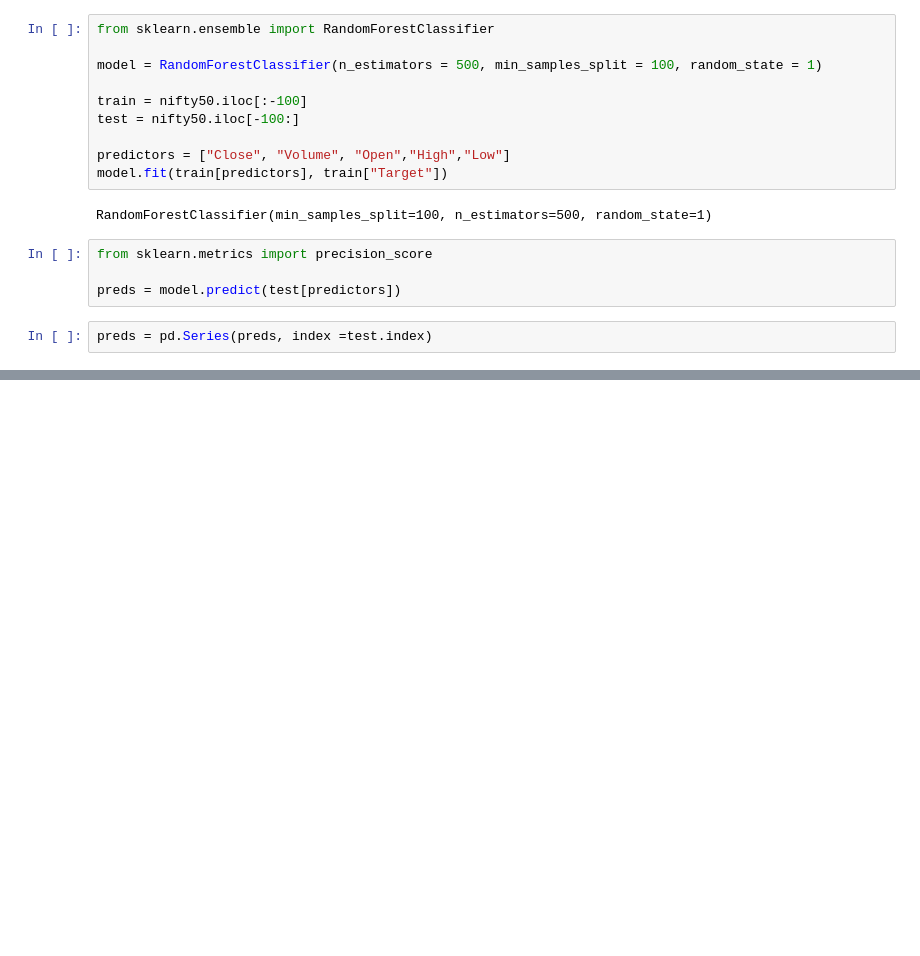
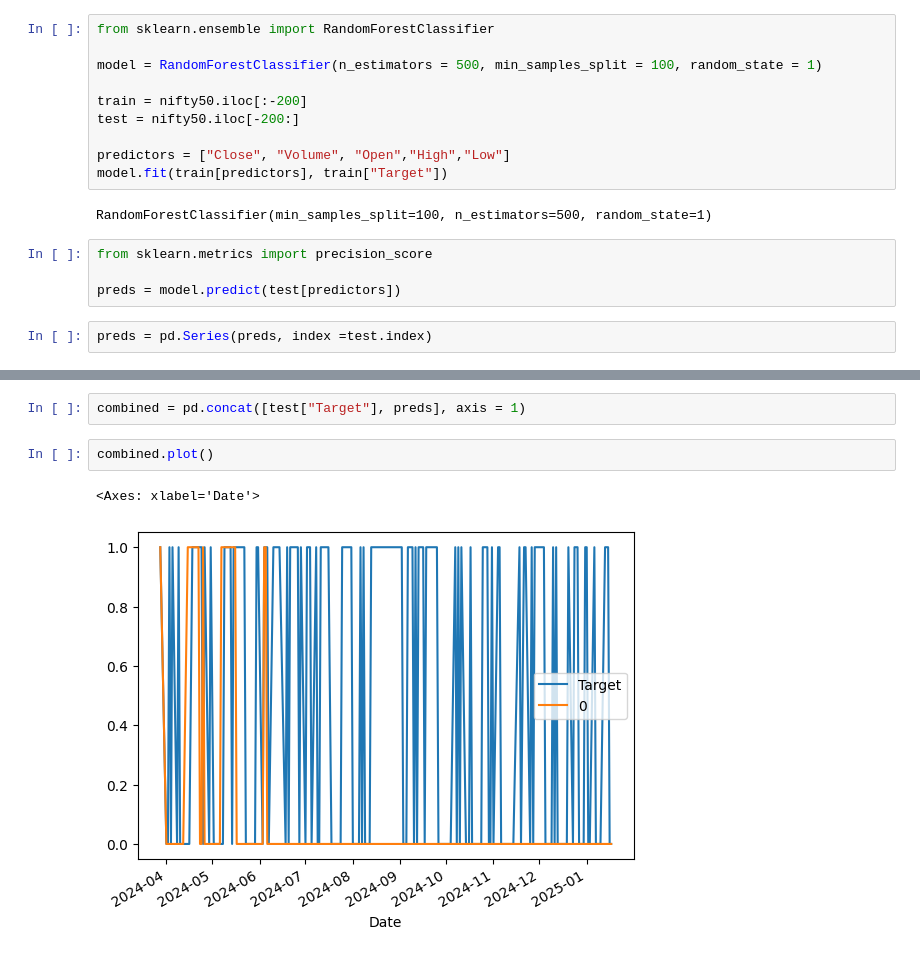
Before and after one commit to abhishektuteja01/Nifty50predmodel1, a Jupyter notebook: Main.ipynb, the cells around one changed output, grey strips where cells are left out. Saved outputs shown, nothing was run; the diff lists cells and outputs as text; blank space fills up the shorter version.

```diff
--- a/Main.ipynb
+++ b/Main.ipynb
@@ -58,8 +58,8 @@ from sklearn.ensemble import RandomForestClassifier
 
 model = RandomForestClassifier(n_estimators = 500, min_samples_split = 100, random_state = 1)
 
-train = nifty50.iloc[:-100]
-test = nifty50.iloc[-100:]
+train = nifty50.iloc[:-200]
+test = nifty50.iloc[-200:]
 
 predictors = ["Close", "Volume", "Open","High","Low"]
 model.fit(train[predictors], train["Target"])
@@ -77,0 +78,7 @@ precision_score(test['Target'],preds)
+# %%
+combined = pd.concat([test["Target"], preds], axis = 1)
+# %%
+combined.plot()
+# %% [output]
+<Axes: xlabel='Date'>
+[figure, added]
```
Also changed, not shown: parts of 16 cells of this notebook.
